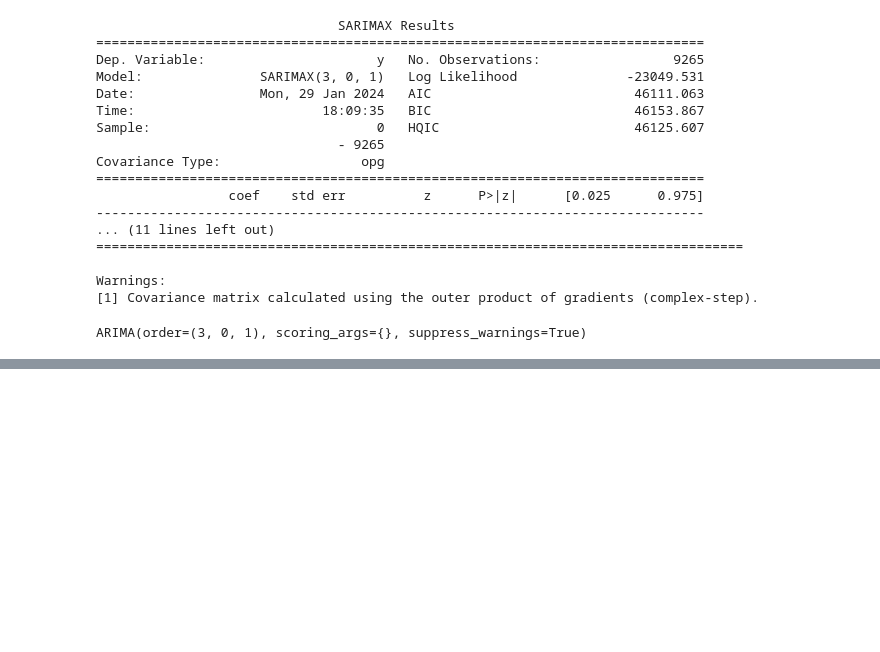
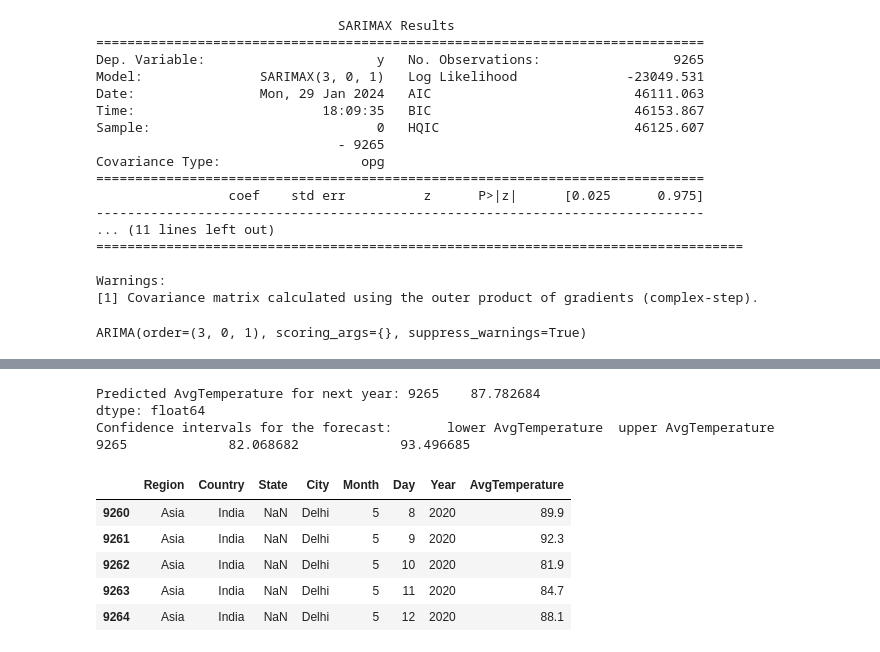
Before and after one commit to sidiquegithub/FIRST-REPO, a Jupyter notebook: CODE/Untitled.ipynb, the cells around one changed output, grey strips where cells are left out. Drawn from its saved outputs; the diff is of its cells as text; code cells hidden in the pictures; blank space fills up the shorter version.

```diff
--- a/CODE/Untitled.ipynb
+++ b/CODE/Untitled.ipynb
@@ -273,0 +303,26 @@ ARIMA(order=(3, 0, 1), scoring_args={}, suppress_warnings=True)
+# %%
+# Forecast the next year's average temperature
+forecast = results.get_forecast(steps=1)
+
+# Get the forecast mean
+predicted_avg_temp = forecast.predicted_mean
+
+# Optionally, get the confidence intervals of the forecasts
+conf_int = forecast.conf_int()
+
+print("Predicted AvgTemperature for next year:", predicted_avg_temp)
+print("Confidence intervals for the forecast:", conf_int)
+# %% [output]
+Predicted AvgTemperature for next year: 9265    87.782684
+dtype: float64
+Confidence intervals for the forecast:       lower AvgTemperature  upper AvgTemperature
+9265             82.068682             93.496685
+# %%
+delhi.tail()
+# %% [output]
+|  | Region | Country | State | City | Month | Day | Year | AvgTemperature |
+| 9260 | Asia | India | NaN | Delhi | 5 | 8 | 2020 | 89.9 |
+| 9261 | Asia | India | NaN | Delhi | 5 | 9 | 2020 | 92.3 |
+| 9262 | Asia | India | NaN | Delhi | 5 | 10 | 2020 | 81.9 |
+| 9263 | Asia | India | NaN | Delhi | 5 | 11 | 2020 | 84.7 |
+| 9264 | Asia | India | NaN | Delhi | 5 | 12 | 2020 | 88.1 |
```
Also changed, not shown: parts of 5 cells of this notebook.
